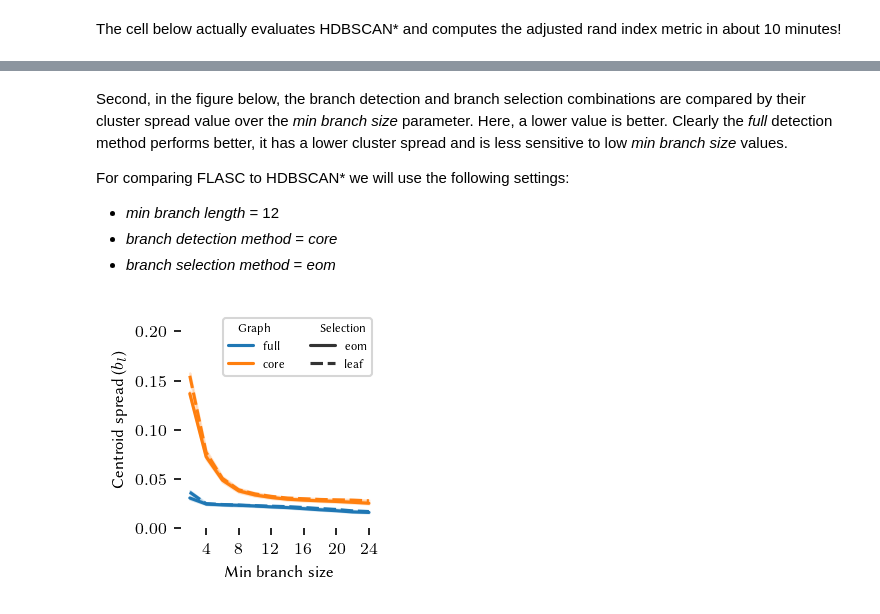
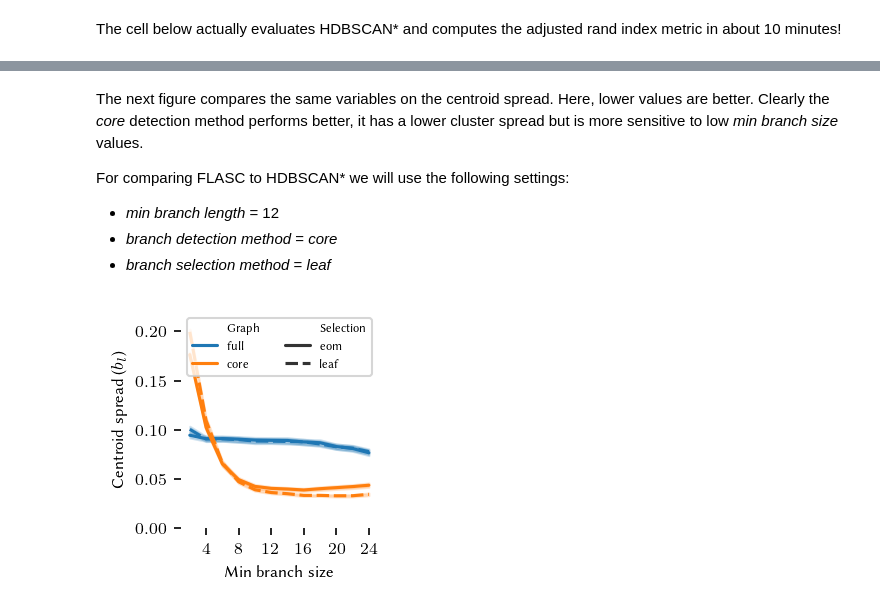
Before and after one commit to vda-lab/pyflasc, a Jupyter notebook: notebooks/Comparison_branch_stability.ipynb, the cells around one changed output, grey strips where cells are left out. Saved outputs shown, nothing was run; the diff lists cells and outputs as text; code cells hidden in the pictures.

```diff
--- a/notebooks/Comparison_branch_stability.ipynb
+++ b/notebooks/Comparison_branch_stability.ipynb
@@ -403 +421,41 @@ grouped = fparams.groupby(by=[
+# %%
+def _centroid_spread(p):
+    # Compute root
+    root = [
+        np.average(p.centroids[p.true_labels == k, :], axis=0)
+        if np.sum(p.true_labels == k) > 0 else None
+        for k in range(3)
+    ]
+    # Subtract roots from centroids and scale by branch length
+    offsets = np.asarray([root[k] for k in p.true_labels])
+    centralized = (p.centroids - offsets) / p.branch_length
+    # Compute spread
+    spread = pairwise_distances(np.asarray([[0, 0]]), centralized)[0,:]
+    return centralized, np.asarray(root), spread
+
+
+# FLASC: Merge repeats into single column and compute spread
+fgrouped = fparams.groupby(by=[
+    'branch_length', 'noise_ratio', 'min_branch_size',
+    'branch_detection_method','branch_selection_method'
+]).agg(
+    centroids=pd.NamedAgg(column="centroids", aggfunc=lambda x: np.concatenate(list(x))),
+    true_labels=pd.NamedAgg(column="true_labels", aggfunc=lambda x: np.concatenate(list(x))),
+).reset_index()
+(fgrouped['centralized_centroids'], fgrouped['roots'], fgrouped['centroid_spread']) = zip(*[
+    _centroid_spread(fgrouped.iloc[i]) for i in trange(fgrouped.shape[0])
+])
+
+# kMeans: Merge repeats into single column and compute spread
+kgrouped = fparams.groupby(by=[
+    'branch_length', 'noise_ratio'
+]).agg(
+    centroids=pd.NamedAgg(column="centroids", aggfunc=lambda x: np.concatenate(list(x))),
+    true_labels=pd.NamedAgg(column="true_labels", aggfunc=lambda x: np.concatenate(list(x))),
+).reset_index()
+
+# Compute roots and spread
+(kgrouped['centralized_centroids'], kgrouped['roots'], kgrouped['centroid_spread']) = zip(*[
+    _centroid_spread(kgrouped.iloc[i]) for i in trange(kgrouped.shape[0])
+])
 # %% [markdown]
@@ -509,29 +655,28 @@ plt.show()
 # %% [markdown]
-Second, in the figure below, the branch detection and branch selection combinations are
-compared by their cluster spread value over the *min branch size* parameter. Here,
-a lower value is better. Clearly the *full* detection method performs better, it
-has a lower cluster spread and is less sensitive to low *min branch size* values.
+The next figure compares the same variables on the centroid spread. Here,
+lower values are better. Clearly the *core* detection method performs better, it
+has a lower cluster spread but is more sensitive to low *min branch size* values.
 
 For comparing FLASC to HDBSCAN\* we will use the following settings:
 - *min branch length* = 12
 - *branch detection method* = *core*
-- *branch selection method* = *eom*
+- *branch selection method* = *leaf*
 # %%
 sized_fig(1/3, aspect=1)
 sns.lineplot(
-    grouped.explode('centroid_spread').rename(**display_names),
+    fgrouped.explode('centroid_spread').rename(**display_names),
     x='Min branch size', y='Centroid spread', hue='Graph',
     style='Selection', palette='tab10', hue_order=["full", "core"]
 )
 l = plt.legend(loc='best', ncol=2)
 adjust_legend_subtitles(l)
 plt.ylim([0, 0.22])
 plt.xticks([4, 8, 12, 16, 20, 24])
 plt.ylabel('Centroid spread ($b_l$)')
 plt.subplots_adjust(0.27, 0.2, 0.99, .99)
 plt.show()
 # %% [output]
-[figure, old version]
+[figure, new version]
 # %% [markdown]
 #### HDBSCAN\*
 In this section, we try to find out for which parameters HDBSCAN\* performs
```
Also changed, not shown: parts of 46 cells of this notebook, 59 other files.
